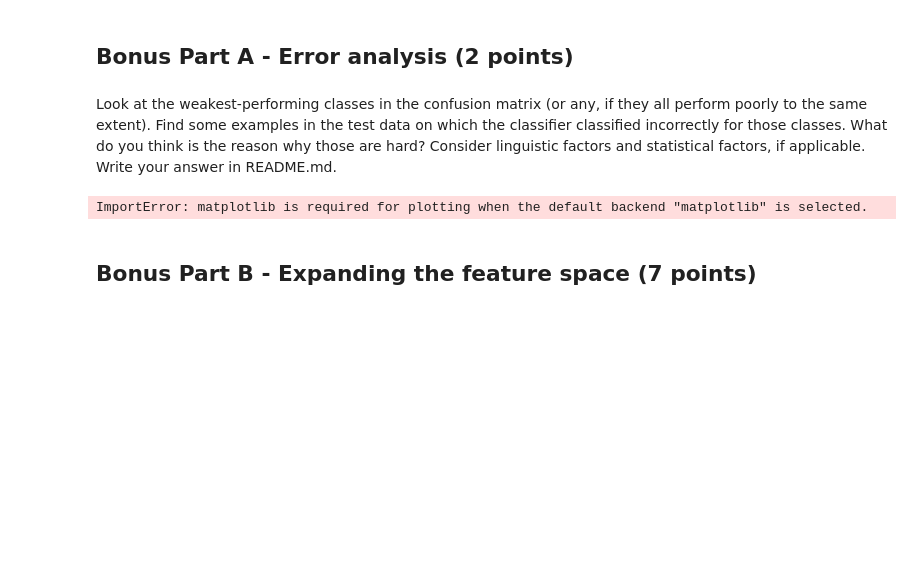
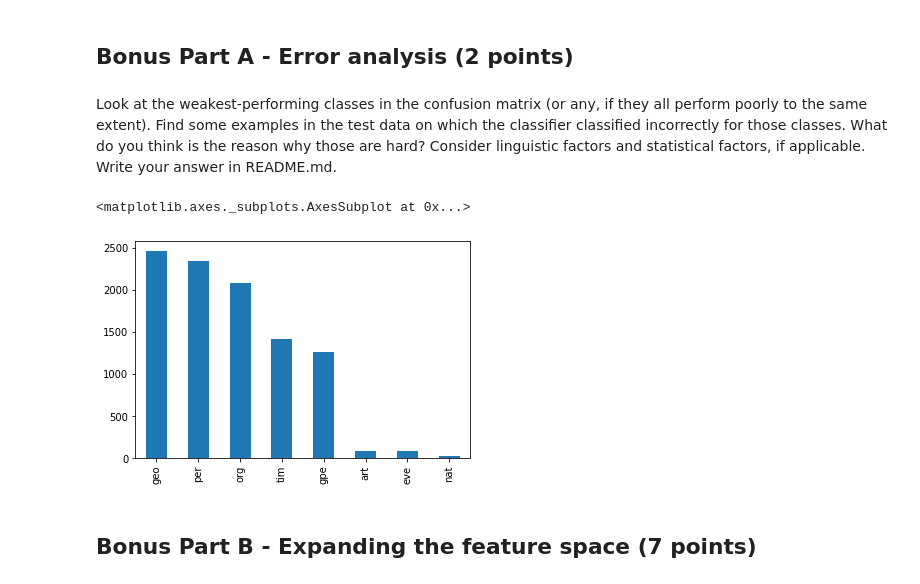
Before and after one commit to P15241328/univ_msc_gotenborg, a Jupyter notebook: LT2222 V21 Assignment 2 - named entity classification.ipynb, the cells around one changed output. Cells and saved outputs as stored; diff of their text form; code cells hidden in the pictures; blank space fills up the shorter version.

```diff
--- a/LT2222 V21 Assignment 2 - named entity classification.ipynb
+++ b/LT2222 V21 Assignment 2 - named entity classification.ipynb
@@ -269,8 +274,9 @@ Examine the matrix and describe your observations in README.md.  In particular,
 # %% [markdown]
 Look at the weakest-performing classes in the confusion matrix (or any, if they all perform poorly to the same extent).  Find some examples in the test data on which the classifier classified incorrectly for those classes.  What do you think is the reason why those are hard?  Consider linguistic factors and statistical factors, if applicable.  Write your answer in README.md.
 # %%
-inputdata['Tag_entity'].value_counts().plot()
+inputdata['Tag_entity'].value_counts().plot(kind='bar')
 # %% [output]
-ImportError: matplotlib is required for plotting when the default backend "matplotlib" is selected.
+<matplotlib.axes._subplots.AxesSubplot at 0x...>
+[figure, added]
 # %% [markdown]
 ## Bonus Part B - Expanding the feature space (7 points)
```
Also changed, not shown: parts of 9 cells of this notebook, 2 other files.
